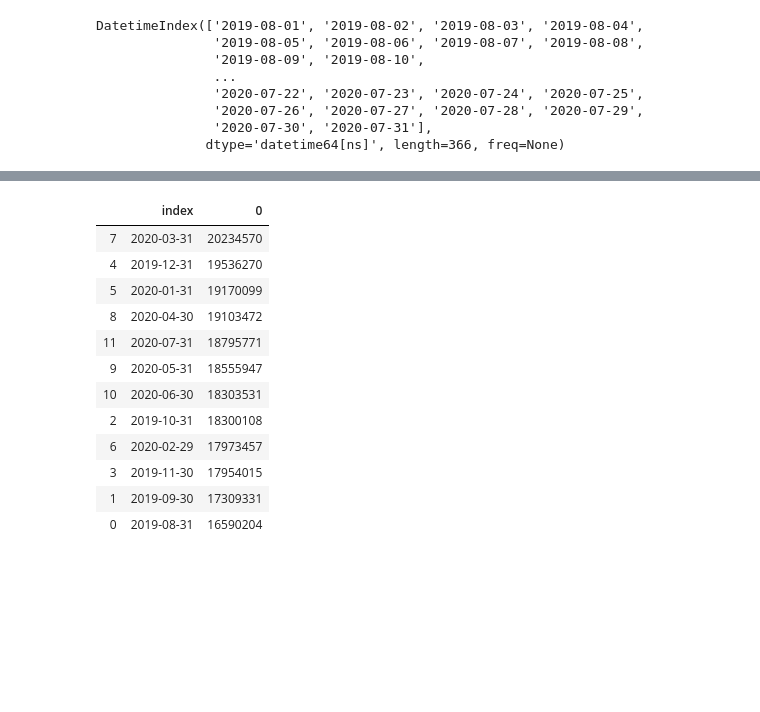
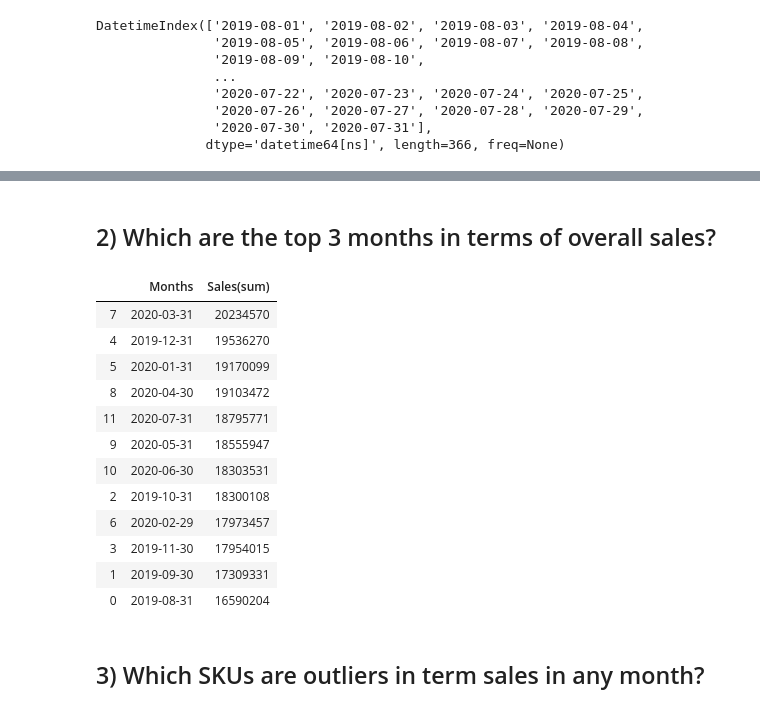
Before and after one commit to rohit-kulkarni247/merkle-sokrati-task, a Jupyter notebook: analysis2.ipynb, the cells around one changed output, grey strips where cells are left out. Saved outputs shown, nothing was run; the diff lists cells and outputs as text; code cells hidden in the pictures; blank space fills up the shorter version.

```diff
--- a/analysis2.ipynb
+++ b/analysis2.ipynb
@@ -58,5 +75,6 @@ new_df.sum(axis=1).reset_index()
 # calculating monthly sales
 m_df = df.resample('M').sum()
 monthly_df = m_df.sum(axis=1).reset_index()
+monthly_df.rename(columns={'index': 'Months', 0: 'Sales(sum)'}, inplace=True)
 monthly_df
 # %% [output]
@@ -76,8 +106,10 @@ monthly_df
+# %% [markdown]
+## 2) Which are the top 3 months in terms of overall sales?
 # %%
 # sorting the monthly sales dataframe
-monthly_df.sort_values(by=0, ascending=False)
+monthly_df.sort_values(by='Sales(sum)', ascending=False)
 # %% [output]
-|  | index | 0 |
+|  | Months | Sales(sum) |
 | 7 | 2020-03-31 | 20234570 |
 | 4 | 2019-12-31 | 19536270 |
 | 5 | 2020-01-31 | 19170099 |
@@ -90,3 +122,5 @@ monthly_df.sort_values(by=0, ascending=False)
 | 3 | 2019-11-30 | 17954015 |
 | 1 | 2019-09-30 | 17309331 |
 | 0 | 2019-08-31 | 16590204 |
+# %% [markdown]
+## 3) Which SKUs are outliers in term sales in any month?
```
Also changed, not shown: parts of 6 cells of this notebook.
